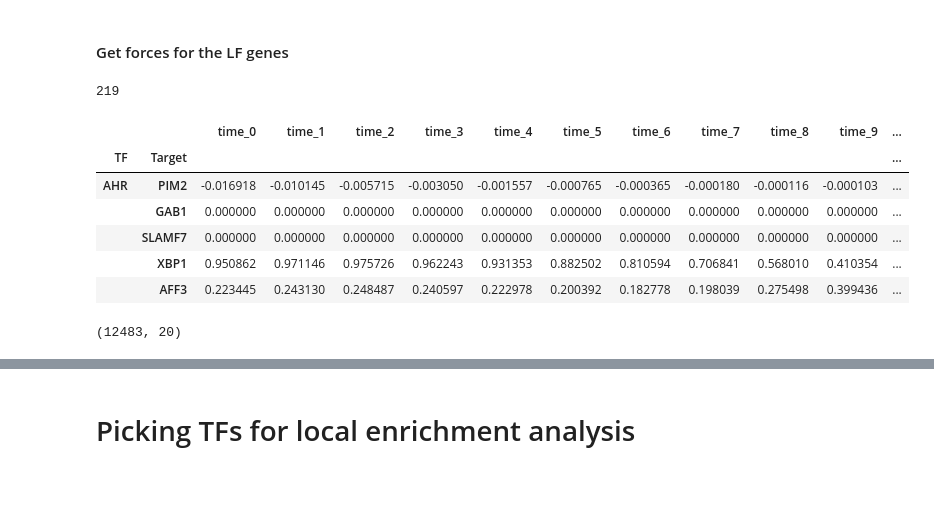
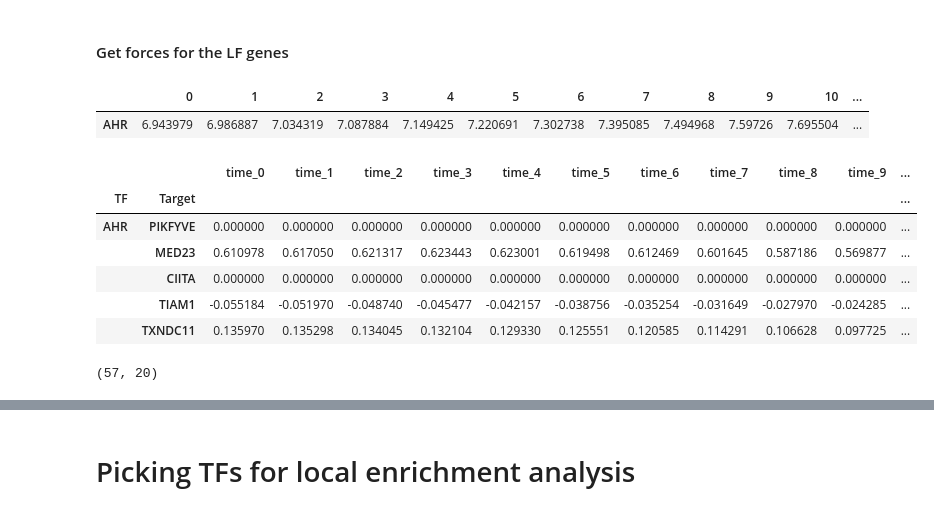
Before and after one commit to sachha-naksha/B_Cell_States, a Jupyter notebook: multiome_dynamic_regulation/py_scripts/analysis/LF_dynamics.ipynb, the cells around one changed output, grey strips where cells are left out. Drawn from its saved outputs; the diff is of its cells as text; code cells hidden in the pictures; blank space fills up the shorter version.

```diff
--- a/multiome_dynamic_regulation/py_scripts/analysis/LF_dynamics.ipynb
+++ b/multiome_dynamic_regulation/py_scripts/analysis/LF_dynamics.ipynb
@@ -245,3 +200,6 @@ kept_tf_names = [index_to_gene[idx] for idx in TFs_to_keep_gene_indices]
 print(len(kept_tf_names))
 # %% [output]
 219
+# %%
+AHR_TF_index, _, _ = get_tf_indices(dictys_dynamic_object, ['AHR'])
+print(AHR_TF_index)
@@ -248,5 +208,5 @@ print(len(kept_tf_names))
 # %%
 # Get the subnetworks for the kept TFs
-filtered_subnetworks = dnet[np.ix_(TFs_to_keep_indices, lf_genes_indices, range(dnet.shape[2]))]
+filtered_subnetworks = dnet[np.ix_(AHR_TF_index, lf_genes_indices, range(dnet.shape[2]))]
 display(filtered_subnetworks.shape)
 # %% [output]
@@ -255,7 +215,8 @@ display(filtered_subnetworks.shape)
 #### Get beta curves for a lineage
 # %%
 # Create multi-index tuples (all combinations of TF-target pairs)
-index_tuples = [(tf, target) for tf in kept_tf_names for target in lf_genes]
+#index_tuples = [(tf, target) for tf in kept_tf_names for target in lf_genes]
+index_tuples = [(tf, target) for tf in ['AHR'] for target in lf_genes]
 multi_index = pd.MultiIndex.from_tuples(index_tuples, names=['TF', 'Target'])
 # Reshape the subnetworks array to 2D (pairs × time points)
 n_tfs, n_targets, n_times = filtered_subnetworks.shape
@@ -268,6 +229,7 @@ lf_beta_dcurve = pd.DataFrame(
     columns=[f'time_{i}' for i in range(n_times)]
 )
 display(lf_beta_dcurve.head())
+display(lf_beta_dcurve.shape)
 # %% [output]
 |  |  | time_0 | time_1 | time_2 | time_3 | time_4 | time_5 | time_6 | time_7 | time_8 | time_9 | ... |
 | TF | Target |  |  |  |  |  |  |  |  |  |  | ... |
@@ -316,21 +277,31 @@ plt.show()
 # %% [markdown]
 #### Get forces for the LF genes
 # %%
-# get the tf_lcpms for the lineage
-kept_tfs_lcpm_dcurve = lcpm_dcurve_pb.loc[kept_tf_names]
-print(len(kept_tfs_lcpm_dcurve))
+# # get the tf_lcpms for the lineage
+# kept_tfs_lcpm_dcurve = lcpm_dcurve_pb.loc[kept_tf_names]
+# print(len(kept_tfs_lcpm_dcurve))
-# %% [output]
-219
+# %%
+AHR_lcpm_dcurve = lcpm_dcurve.loc['AHR']
+ahr_df = pd.DataFrame(AHR_lcpm_dcurve).T
+# Rename the index to 'AHR'
+ahr_df.index = ['AHR']
+# Make sure columns are numbered from 0 to length-1
+ahr_df.columns = range(len(ahr_df.columns))
+# Display the DataFrame
+display(ahr_df)
+# %% [output]
+|  | 0 | 1 | 2 | 3 | 4 | 5 | 6 | 7 | 8 | 9 | 10 | ... |
+| AHR | 6.943979 | 6.986887 | 7.034319 | 7.087884 | 7.149425 | 7.220691 | 7.302738 | 7.395085 | 7.494968 | 7.59726 | 7.695504 | ... |
 # %%
-lf_forces_dcurve = calculate_force_curves(lf_beta_dcurve, kept_tfs_lcpm_dcurve)
+lf_forces_dcurve = calculate_force_curves(lf_beta_dcurve, ahr_df)
 display(lf_forces_dcurve.head())
 display(lf_forces_dcurve.shape)
 # %% [output]
 |  |  | time_0 | time_1 | time_2 | time_3 | time_4 | time_5 | time_6 | time_7 | time_8 | time_9 | ... |
 | TF | Target |  |  |  |  |  |  |  |  |  |  | ... |
-| AHR | PIM2 | -0.016918 | -0.010145 | -0.005715 | -0.003050 | -0.001557 | -0.000765 | -0.000365 | -0.000180 | -0.000116 | -0.000103 | ... |
-|  | GAB1 | 0.000000 | 0.000000 | 0.000000 | 0.000000 | 0.000000 | 0.000000 | 0.000000 | 0.000000 | 0.000000 | 0.000000 | ... |
-|  | SLAMF7 | 0.000000 | 0.000000 | 0.000000 | 0.000000 | 0.000000 | 0.000000 | 0.000000 | 0.000000 | 0.000000 | 0.000000 | ... |
-|  | XBP1 | 0.950862 | 0.971146 | 0.975726 | 0.962243 | 0.931353 | 0.882502 | 0.810594 | 0.706841 | 0.568010 | 0.410354 | ... |
-|  | AFF3 | 0.223445 | 0.243130 | 0.248487 | 0.240597 | 0.222978 | 0.200392 | 0.182778 | 0.198039 | 0.275498 | 0.399436 | ... |
+| AHR | PIKFYVE | 0.000000 | 0.000000 | 0.000000 | 0.000000 | 0.000000 | 0.000000 | 0.000000 | 0.000000 | 0.000000 | 0.000000 | ... |
+|  | MED23 | 0.610978 | 0.617050 | 0.621317 | 0.623443 | 0.623001 | 0.619498 | 0.612469 | 0.601645 | 0.587186 | 0.569877 | ... |
+|  | CIITA | 0.000000 | 0.000000 | 0.000000 | 0.000000 | 0.000000 | 0.000000 | 0.000000 | 0.000000 | 0.000000 | 0.000000 | ... |
+|  | TIAM1 | -0.055184 | -0.051970 | -0.048740 | -0.045477 | -0.042157 | -0.038756 | -0.035254 | -0.031649 | -0.027970 | -0.024285 | ... |
+|  | TXNDC11 | 0.135970 | 0.135298 | 0.134045 | 0.132104 | 0.129330 | 0.125551 | 0.120585 | 0.114291 | 0.106628 | 0.097725 | ... |
-(12483, 20)
+(57, 20)
```
Also changed, not shown: parts of 16 cells of this notebook, 1 other file.
